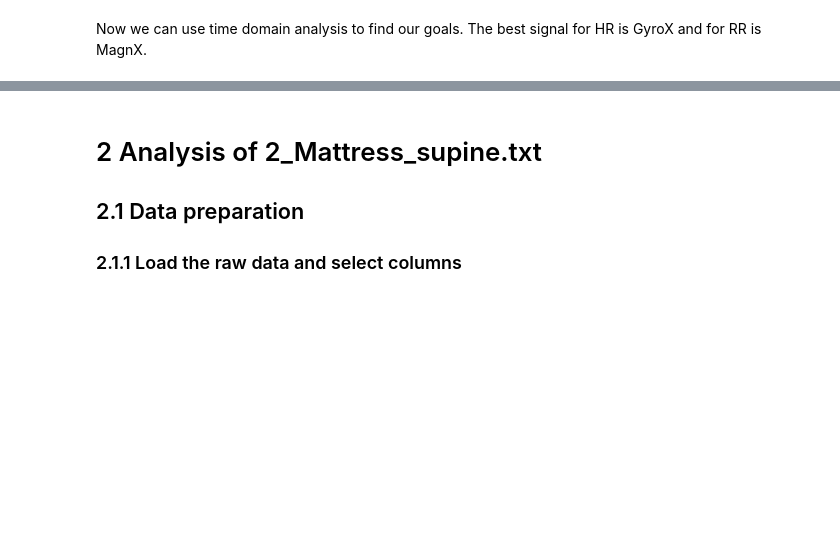
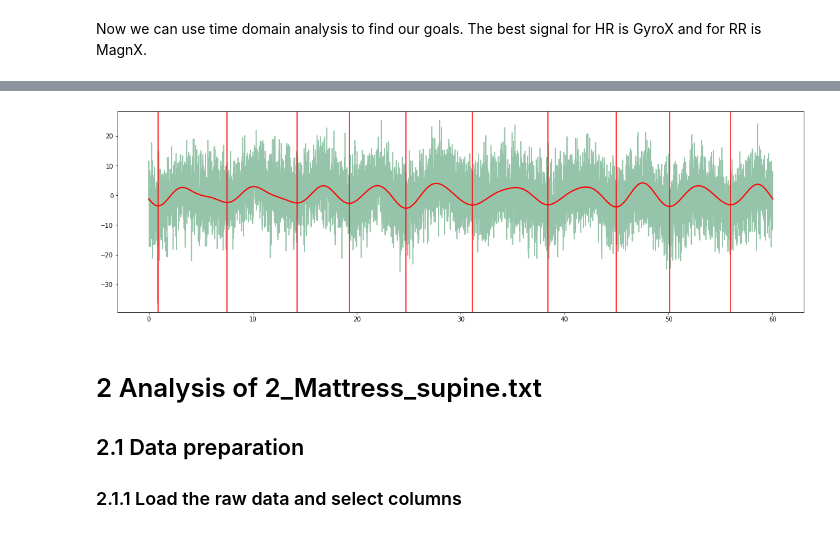
Before and after one commit to Mohsen-Kordi/ProjectRESP, a Jupyter notebook: Project.ipynb, the cells around one changed output, grey strips where cells are left out. Cells and saved outputs as stored; diff of their text form; code cells hidden in the pictures; blank space fills up the shorter version.

```diff
--- a/Project.ipynb
+++ b/Project.ipynb
@@ -487,3 +523,28 @@ Now we can use time domain analysis to find our goals. The best signal for HR is
+# %%
+from scipy import signal
+
+filtered_sig = fftpack.ifft(sig_fft_AccX)
+filtered_sig = np.real(filtered_sig)
+
+plt.figure(figsize=(20, 6))
+
+plt.plot(x, df2['AccX'], alpha=0.5, color='seagreen', label='Original AccX')
+plt.plot(x, filtered_sig, linewidth=2, color='red', label='Filtered AccX')
+
+## Min of the filtered signal
+minima = signal.argrelextrema(filtered_sig, np.less, order = 500)
+for i in minima[0]:
+    plt.axvline(x[i], color = 'red')
+
+#plt.xlabel('Time [s]')
+#plt.xlabel('Time [s]')
+#plt.ylabel('Amplitude')
+#plt.xlim(timeline[result][0],timeline[result][-1])
+#plt.title('Original AccX vs Filtered AccX (range 5-65 seconds)')
+#plt.legend(loc='best')
+plt.show()
+# %% [output]
+[figure, added]
 # %% [markdown]
 # 2 Analysis of 2_Mattress_supine.txt
 ## 2.1 Data preparation
```
Also changed, not shown: parts of 2 cells of this notebook.
